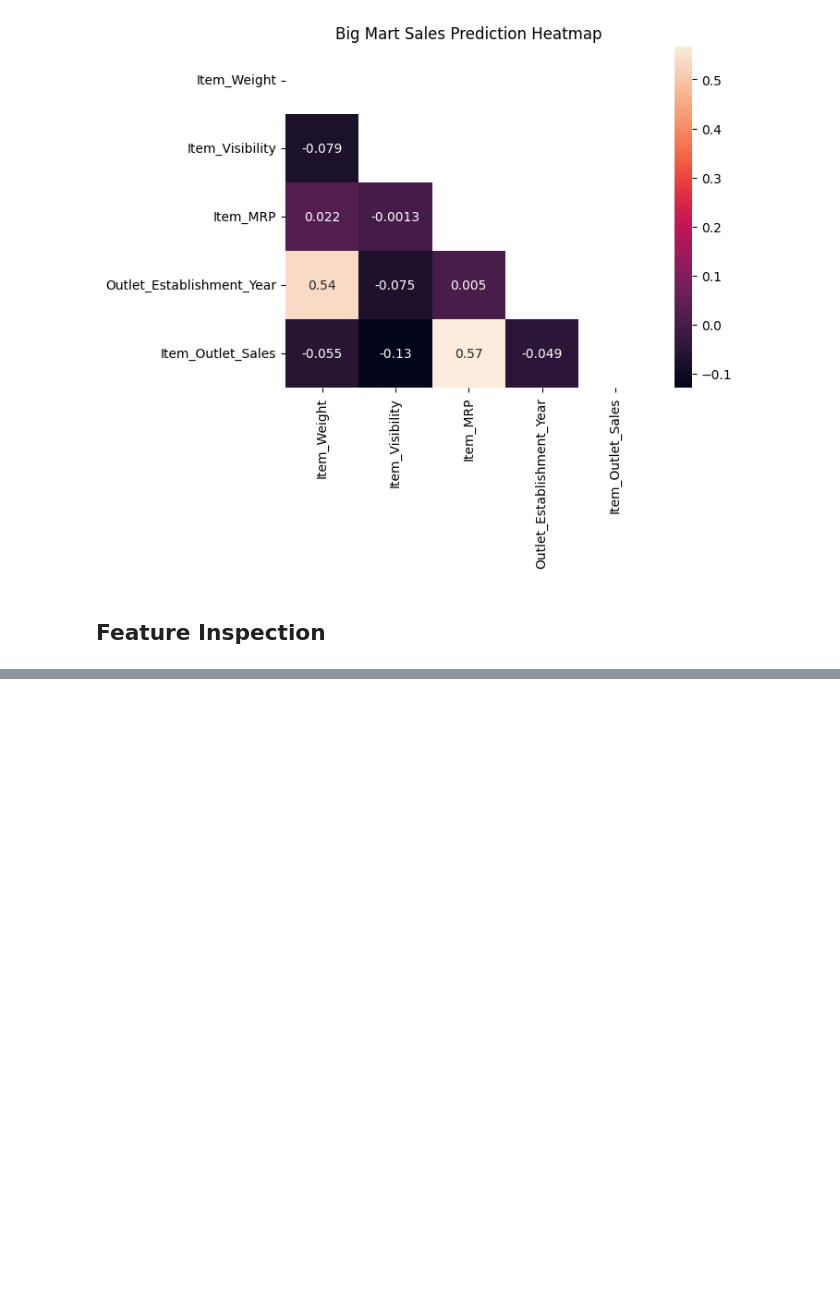
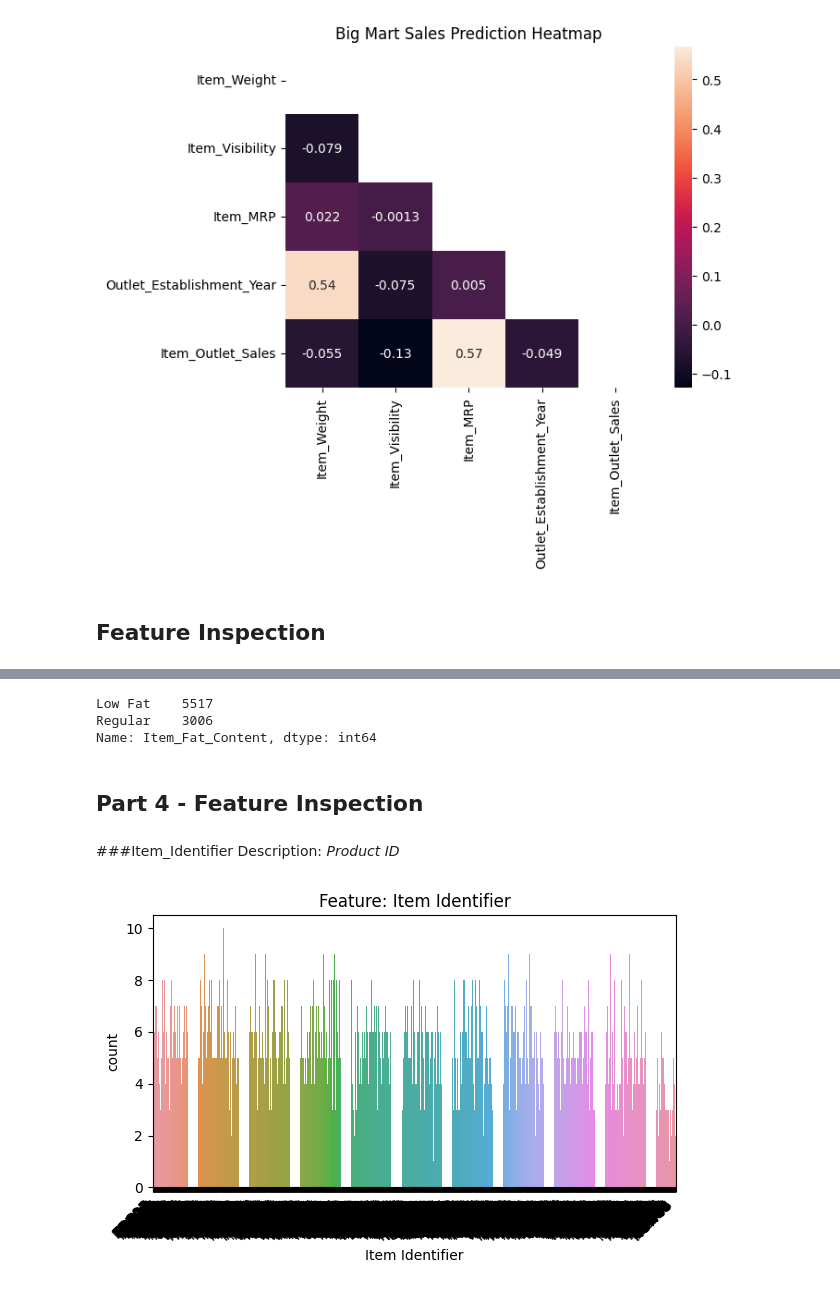
Before and after one commit to Gondram/Prediction-of-Product-Sales, a Jupyter notebook: Prediction_of_Product_Sales.ipynb, the cells around one changed output, grey strips where cells are left out. Saved outputs shown, nothing was run; the diff lists cells and outputs as text; code cells hidden in the pictures; blank space fills up the shorter version.

```diff
--- a/Prediction_of_Product_Sales.ipynb
+++ b/Prediction_of_Product_Sales.ipynb
@@ -475,0 +654,15 @@ sns.heatmap(corr, annot=True, mask=mask).set(title='Big Mart Sales Prediction He
+# %%
+df['Item_Fat_Content'].value_counts()
+# %% [output]
+Low Fat    5517
+Regular    3006
+Name: Item_Fat_Content, dtype: int64
+# %% [markdown]
+## Part 4 - Feature Inspection
+# %% [markdown]
+###Item_Identifier
+Description: *Product ID*
+# %%
+eda_cat(df, 'Item_Identifier', fillna=False)
+# %% [output]
+[figure, added]
```
Also changed, not shown: parts of 82 cells of this notebook.
